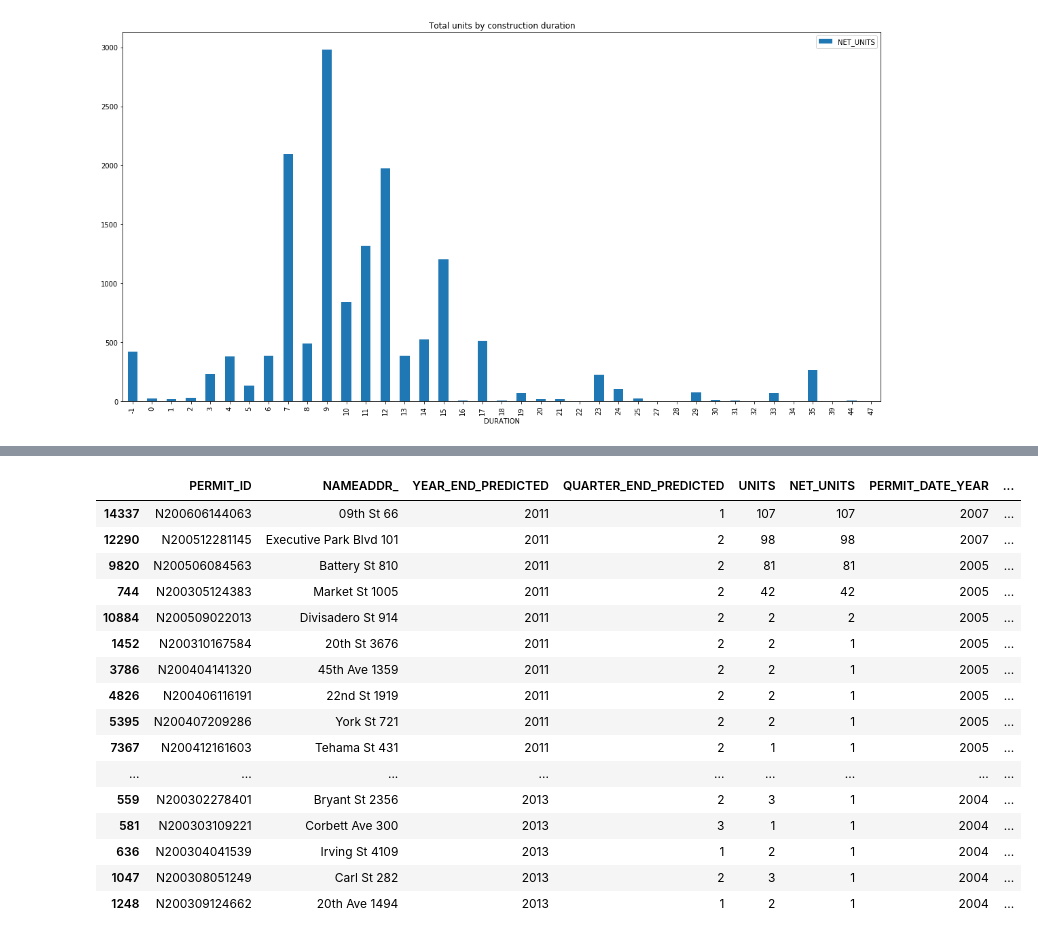
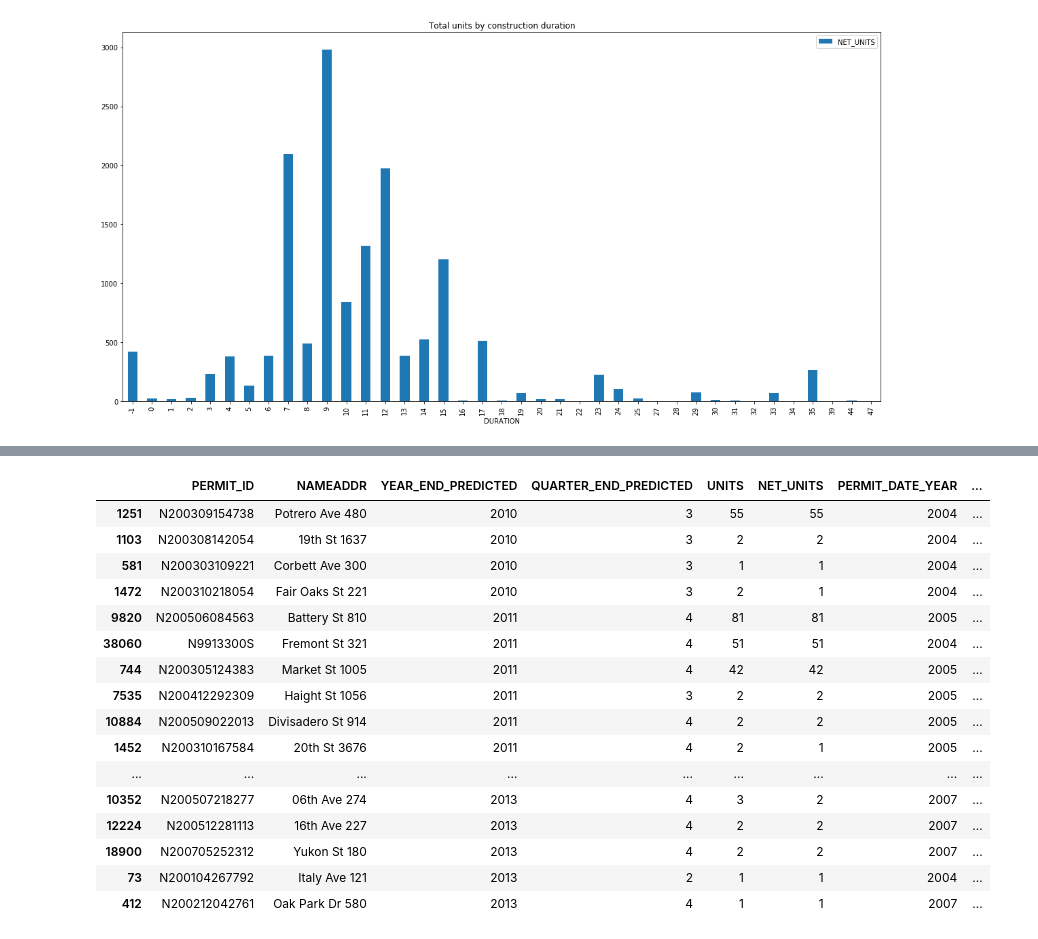
Before and after one commit to openland/statecraft-projects, a Jupyter notebook: housing_pipeline.ipynb, the cells around one changed output, grey strips where cells are left out. Drawn from its saved outputs; the diff is of its cells as text; code cells hidden in the pictures.

```diff
--- a/housing_pipeline.ipynb
+++ b/housing_pipeline.ipynb
@@ -161,7 +161,12 @@ display(permits.head())
 permits = permits[(permits["PERMIT_TYPE"] == "new construction wood frame") |
                   (permits["PERMIT_TYPE"] == "new construction") |
                   (permits["PERMIT_TYPE"] == "additions alterations or repairs")].reset_index()
-permits = permits[(permits['PERMIT_STATUS'] == 'issued') & (permits['NET_UNITS_'] > 0) & (permits['NET_UNITS_'] < 800)]
+permits = permits[(permits['PERMIT_STATUS'] == 'issued') &
+                  (permits['NET_UNITS_'] > 0) &
+                  (permits['NET_UNITS_'] < 800)]
+print(permits.count())
+permits = permits[~permits['PERMIT_ID'].isin(data.index)]
+print(permits.count())
 
 permits['PERMIT_DATE_YEAR'] = pd.DatetimeIndex(permits['PERMIT_DATE']).year
 permits['PERMIT_DATE_QUARTER'] = pd.DatetimeIndex(permits['PERMIT_DATE']).quarter
@@ -176,6 +181,7 @@ permits['COST'] = permits['COST'].fillna(permits['COST'].mean()).astype('int64')
 permits['COST_NORM'] = mean_std_norm(permits['COST'])
 
 permits[['UNITS', 'NET_UNITS']] = permits[['UNITS_', 'NET_UNITS_']].astype('int64')
+permits['NAMEADDR'] = permits['NAMEADDR_']
 
 
 #permits.sort_values(['NET_UNITS_'], ascending=False)
@@ -302,33 +325,33 @@ Prediction for not completed buildings:
 # %%
-columns_to_show = ['PERMIT_ID', 'NAMEADDR_', 'YEAR_END_PREDICTED', 'QUARTER_END_PREDICTED', 'UNITS', 'NET_UNITS', 'PERMIT_DATE_YEAR', 'PERMIT_DATE_QUARTER', 'DURATION_PREDICTED',
+columns_to_show = ['PERMIT_ID', 'NAMEADDR', 'YEAR_END_PREDICTED', 'QUARTER_END_PREDICTED', 'UNITS', 'NET_UNITS', 'PERMIT_DATE_YEAR', 'PERMIT_DATE_QUARTER', 'DURATION_PREDICTED',
                    'COST']
 
 duration_predicted = model.predict(permits[train_columns])
 permits['DURATION_PREDICTED'] = np.ceil(duration_predicted).astype('int64')
 permits['YEAR_END_PREDICTED'] = np.floor(permits['PERMIT_DATE_YEAR'] +
                                          (permits['PERMIT_DATE_QUARTER'] + permits['DURATION_PREDICTED']) / 4
                                         ).astype('int64')
 permits['QUARTER_END_PREDICTED'] = ((permits['PERMIT_DATE_QUARTER'] + permits['DURATION_PREDICTED']) % 4 + 1).astype('int64')
 permits = permits[columns_to_show]
 permits.to_csv("data_complete/issued_predictions.csv")
 permits = permits.sort_values(['YEAR_END_PREDICTED', 'NET_UNITS'], ascending=[True, False]).drop_duplicates(subset=['PERMIT_ID'], keep="first")
 display(permits.head(30))
 permits.to_csv("data_complete/issued_predictions.csv")
 # %% [output]
-|  | PERMIT_ID | NAMEADDR_ | YEAR_END_PREDICTED | QUARTER_END_PREDICTED | UNITS | NET_UNITS | PERMIT_DATE_YEAR | ... |
-| 14337 | N200606144063 | 09th St 66 | 2011 | 1 | 107 | 107 | 2007 | ... |
-| 12290 | N200512281145 | Executive Park Blvd 101 | 2011 | 2 | 98 | 98 | 2007 | ... |
-| 9820 | N200506084563 | Battery St 810 | 2011 | 2 | 81 | 81 | 2005 | ... |
-| 744 | N200305124383 | Market St 1005 | 2011 | 2 | 42 | 42 | 2005 | ... |
-| 10884 | N200509022013 | Divisadero St 914 | 2011 | 2 | 2 | 2 | 2005 | ... |
-| 1452 | N200310167584 | 20th St 3676 | 2011 | 2 | 2 | 1 | 2005 | ... |
-| 3786 | N200404141320 | 45th Ave 1359 | 2011 | 2 | 2 | 1 | 2005 | ... |
-| 4826 | N200406116191 | 22nd St 1919 | 2011 | 2 | 2 | 1 | 2005 | ... |
-| 5395 | N200407209286 | York St 721 | 2011 | 2 | 2 | 1 | 2005 | ... |
-| 7367 | N200412161603 | Tehama St 431 | 2011 | 2 | 1 | 1 | 2005 | ... |
+|  | PERMIT_ID | NAMEADDR | YEAR_END_PREDICTED | QUARTER_END_PREDICTED | UNITS | NET_UNITS | PERMIT_DATE_YEAR | ... |
+| 1251 | N200309154738 | Potrero Ave 480 | 2010 | 3 | 55 | 55 | 2004 | ... |
+| 1103 | N200308142054 | 19th St 1637 | 2010 | 3 | 2 | 2 | 2004 | ... |
+| 581 | N200303109221 | Corbett Ave 300 | 2010 | 3 | 1 | 1 | 2004 | ... |
+| 1472 | N200310218054 | Fair Oaks St 221 | 2010 | 3 | 2 | 1 | 2004 | ... |
+| 9820 | N200506084563 | Battery St 810 | 2011 | 4 | 81 | 81 | 2005 | ... |
+| 38060 | N9913300S | Fremont St 321 | 2011 | 4 | 51 | 51 | 2004 | ... |
+| 744 | N200305124383 | Market St 1005 | 2011 | 4 | 42 | 42 | 2005 | ... |
+| 7535 | N200412292309 | Haight St 1056 | 2011 | 3 | 2 | 2 | 2005 | ... |
+| 10884 | N200509022013 | Divisadero St 914 | 2011 | 4 | 2 | 2 | 2005 | ... |
+| 1452 | N200310167584 | 20th St 3676 | 2011 | 4 | 2 | 1 | 2005 | ... |
 | ... | ... | ... | ... | ... | ... | ... | ... | ... |
-| 559 | N200302278401 | Bryant St 2356 | 2013 | 2 | 3 | 1 | 2004 | ... |
-| 581 | N200303109221 | Corbett Ave 300 | 2013 | 3 | 1 | 1 | 2004 | ... |
-| 636 | N200304041539 | Irving St 4109 | 2013 | 1 | 2 | 1 | 2004 | ... |
-| 1047 | N200308051249 | Carl St 282 | 2013 | 2 | 3 | 1 | 2004 | ... |
-| 1248 | N200309124662 | 20th Ave 1494 | 2013 | 1 | 2 | 1 | 2004 | ... |
+| 10352 | N200507218277 | 06th Ave 274 | 2013 | 4 | 3 | 2 | 2007 | ... |
+| 12224 | N200512281113 | 16th Ave 227 | 2013 | 4 | 2 | 2 | 2007 | ... |
+| 18900 | N200705252312 | Yukon St 180 | 2013 | 4 | 2 | 2 | 2007 | ... |
+| 73 | N200104267792 | Italy Ave 121 | 2013 | 2 | 1 | 1 | 2004 | ... |
+| 412 | N200212042761 | Oak Park Dr 580 | 2013 | 4 | 1 | 1 | 2007 | ... |
```
Also changed, not shown: parts of 6 cells of this notebook, 4 other files.
